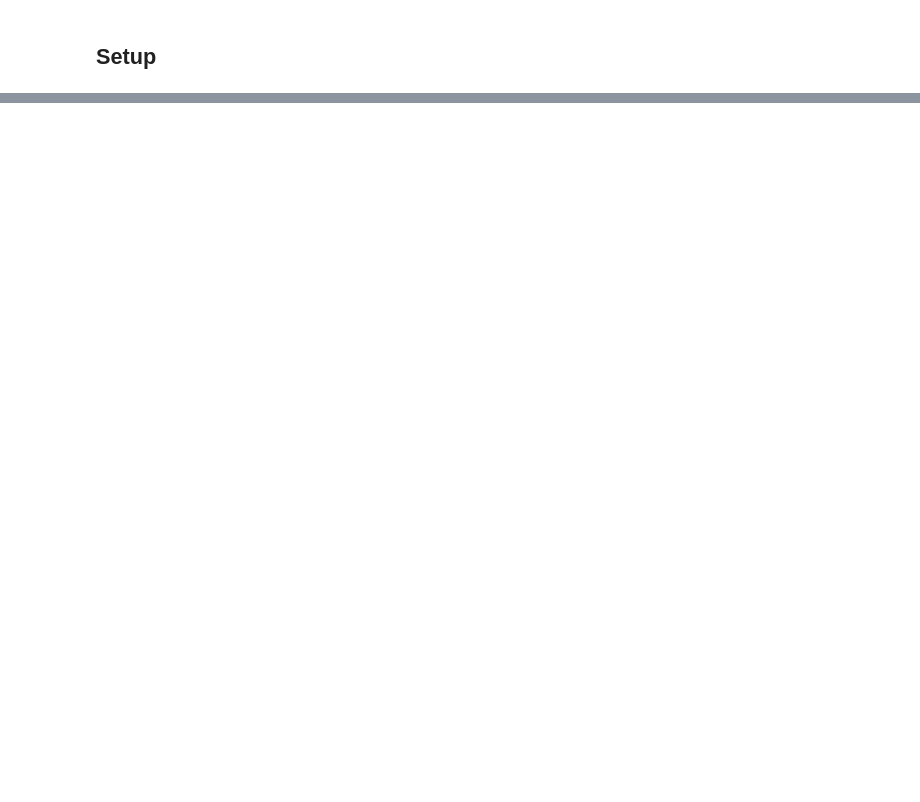
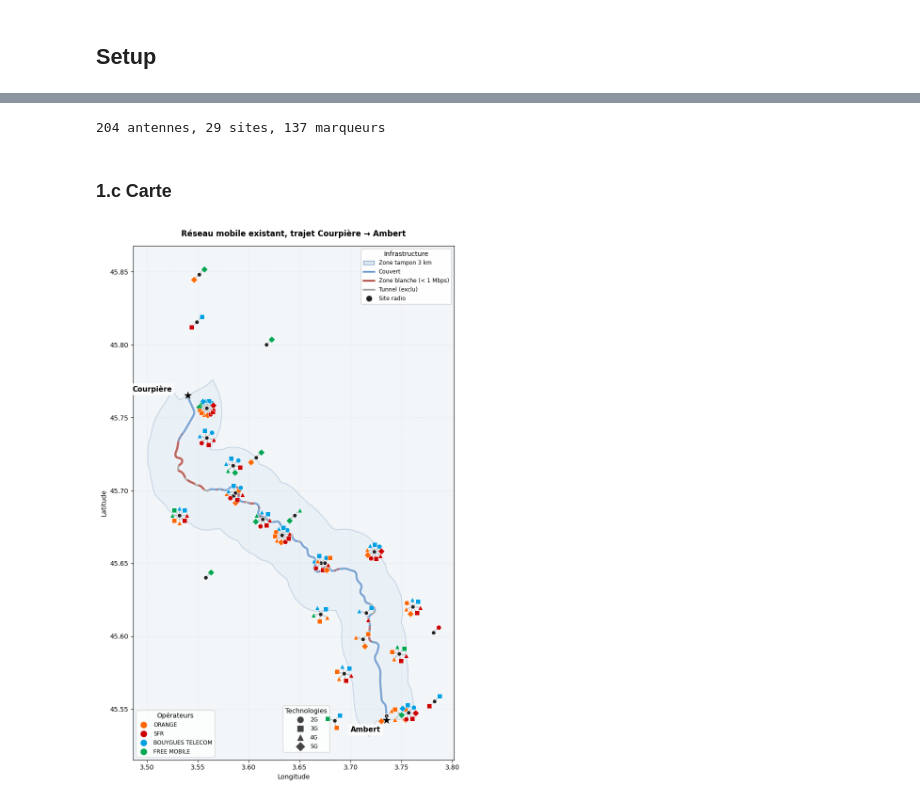
Before and after one commit to meyssembouzaien/ferromobile_project, a Jupyter notebook: datapreparation/FerroMobile_visualisations.ipynb, the cells around one changed output, grey strips where cells are left out. Drawn from its saved outputs; the diff is of its cells as text; code cells hidden in the pictures; blank space fills up the shorter version.

```diff
--- a/datapreparation/FerroMobile_visualisations.ipynb
+++ b/datapreparation/FerroMobile_visualisations.ipynb
@@ -847,0 +106,80 @@ Le RTT dépend surtout de la génération et peu de la distance sur ce corridor
+# %%
+ant_raw = (df[df["ant_id"].notna()]
+           .groupby("ant_id")
+           .agg(ant_lat=("ant_lat", "first"), ant_lon=("ant_lon", "first"),
+                operateur=("operateur", "first"), generation=("generation", "first"))
+           .reset_index())
+
+# Antennes au même endroit (à environ 100 m près) = un seul site
+ant_raw["pos_key"] = ant_raw["ant_lat"].round(3).astype(str) + "_" + ant_raw["ant_lon"].round(3).astype(str)
+antennes = (ant_raw.groupby(["pos_key", "operateur", "generation"], as_index=False)
+                   .agg(ant_lat=("ant_lat", "first"), ant_lon=("ant_lon", "first")))
+print(f"{len(ant_raw)} antennes, {ant_raw['pos_key'].nunique()} sites, {len(antennes)} marqueurs")
+# %% [output]
+204 antennes, 29 sites, 137 marqueurs
+# %% [markdown]
+### 1.c Carte
+# %%
+fig, ax = plt.subplots(figsize=(10, 12))
+ax.set_facecolor("#f3f6f9")
+lat_mean = voie["lat"].mean()
+aspect = np.cos(np.radians(lat_mean))
+ax.set_aspect(1.0 / aspect)
+
+# Zone tampon de 3 km autour du trajet
+ligne = LineString(list(zip(voie["lon"], voie["lat"])))
+tampon = ligne.buffer(3.0 / 111, cap_style=2, join_style=2)
+for poly in (tampon.geoms if tampon.geom_type == "MultiPolygon" else [tampon]):
+    xs, ys = poly.exterior.xy
+    ax.fill(xs, ys, facecolor="#dbe7f3", edgecolor="#7d9fc4", lw=1.2, alpha=0.4, zorder=1)
+
+# Trajet, segment par segment, couleur selon l'état
+COLOR_ETAT = {0: COLOR_COUVERT, 1: COLOR_BLANC, 2: COLOR_TUNNEL}
+for i in range(len(voie) - 1):
+    r1, r2 = voie.iloc[i], voie.iloc[i + 1]
+    ax.plot([r1["lon"], r2["lon"]], [r1["lat"], r2["lat"]], color="white", lw=6.5, zorder=2, solid_capstyle="butt")
+    ax.plot([r1["lon"], r2["lon"]], [r1["lat"], r2["lat"]], color=COLOR_ETAT[r1["etat"]], lw=3.5, zorder=3,
+            solid_capstyle="butt")
+
+# Sites : pastille centrale + une branche par (opérateur, techno)
+R_BRANCHE = 0.005
+for _, groupe in antennes.groupby("pos_key"):
+    clat, clon = groupe["ant_lat"].iloc[0], groupe["ant_lon"].iloc[0]
+    ax.scatter(clon, clat, marker="o", color="#222", s=45, zorder=7, edgecolors="white", linewidths=1.0)
+    angles = np.linspace(0, 2 * np.pi, len(groupe), endpoint=False) + np.pi / 4
+    for a, (_, row) in zip(angles, groupe.iterrows()):
+        bx = clon + (R_BRANCHE / aspect) * np.cos(a)
+        by = clat + R_BRANCHE * np.sin(a)
+        ax.plot([clon, bx], [clat, by], color="#777", lw=0.9, zorder=5, alpha=0.7)
+        ax.scatter(bx, by, marker=MARKERS_GEN[row["generation"]], color=COLORS_OP.get(row["operateur"], "#888"),
+                   s=55, zorder=8, edgecolors="white", linewidths=0.6)
+
+# Villes
+for ville, i, decalage in [("Courpière", 0, (-85, 6)), ("Ambert", -1, (-55, -18))]:
+    lat, lon = voie.iloc[i]["lat"], voie.iloc[i]["lon"]
+    ax.scatter(lon, lat, marker="*", color="black", s=220, zorder=10, edgecolors="white", linewidths=0.5)
+    ax.annotate(ville, (lon, lat), textcoords="offset points", xytext=decalage, fontsize=11, fontweight="bold",
+                bbox=dict(boxstyle="round,pad=0.3", fc="white", ec="none", alpha=0.85))
+
+# Légendes
+leg1 = ax.legend(handles=[
+    mpatches.Patch(facecolor="#dbe7f3", edgecolor="#7d9fc4", label="Zone tampon 3 km"),
+    Line2D([0], [0], color=COLOR_COUVERT, lw=2.5, label="Couvert"),
+    Line2D([0], [0], color=COLOR_BLANC, lw=2.5, label=f"Zone blanche (< {SEUIL_ZONE_BLANCHE:g} Mbps)"),
+    Line2D([0], [0], color=COLOR_TUNNEL, lw=2.5, label="Tunnel (exclu)"),
+    Line2D([0], [0], marker="o", color="#222", linestyle="None", markersize=8, label="Site radio"),
+], title="Infrastructure", loc="upper right", fontsize=8.5, framealpha=0.95)
+ax.add_artist(leg1)
+leg2 = ax.legend(handles=[Line2D([0], [0], marker="o", color=c, linestyle="None", markersize=9, label=op)
+                          for op, c in COLORS_OP.items()], title="Opérateurs", loc="lower left", fontsize=8.5)
+ax.add_artist(leg2)
+ax.legend(handles=[Line2D([0], [0], marker=m, color="#444", linestyle="None", markersize=9, label=g)
+                   for g, m in MARKERS_GEN.items()], title="Technologies", loc="lower right",
+          bbox_to_anchor=(0.62, 0.01), fontsize=8.5)
+
+ax.set_xlabel("Longitude"); ax.set_ylabel("Latitude")
+ax.set_title("Réseau mobile existant, trajet Courpière → Ambert", fontweight="bold", pad=14)
+ax.grid(True, alpha=0.2, linestyle="--", lw=0.6)
+plt.tight_layout(); plt.show()
+# %% [output]
+[figure, added]
```
Also changed, not shown: parts of 74 cells of this notebook, 23 other files.
